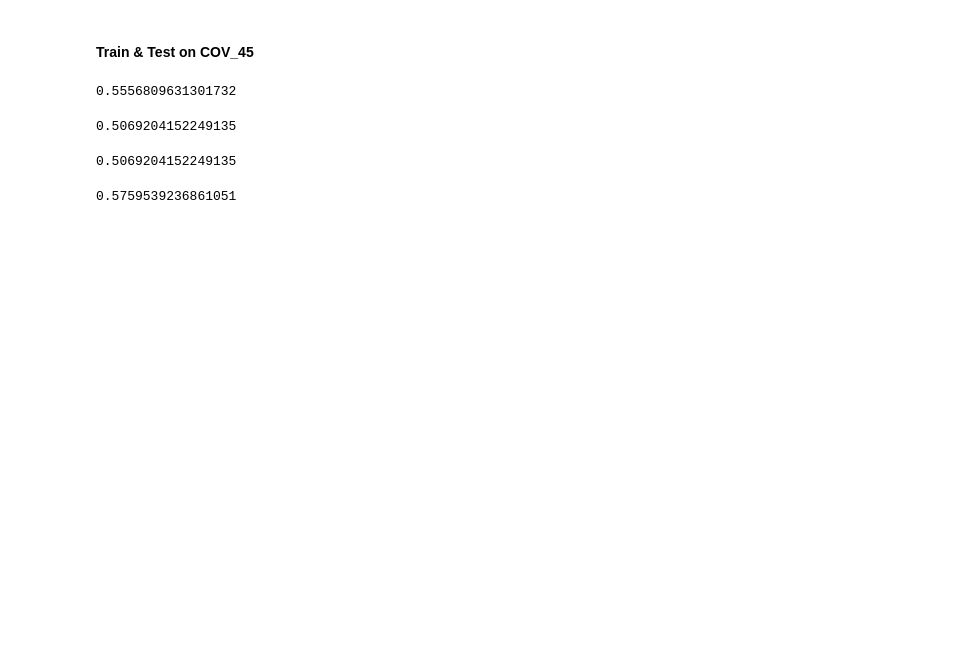
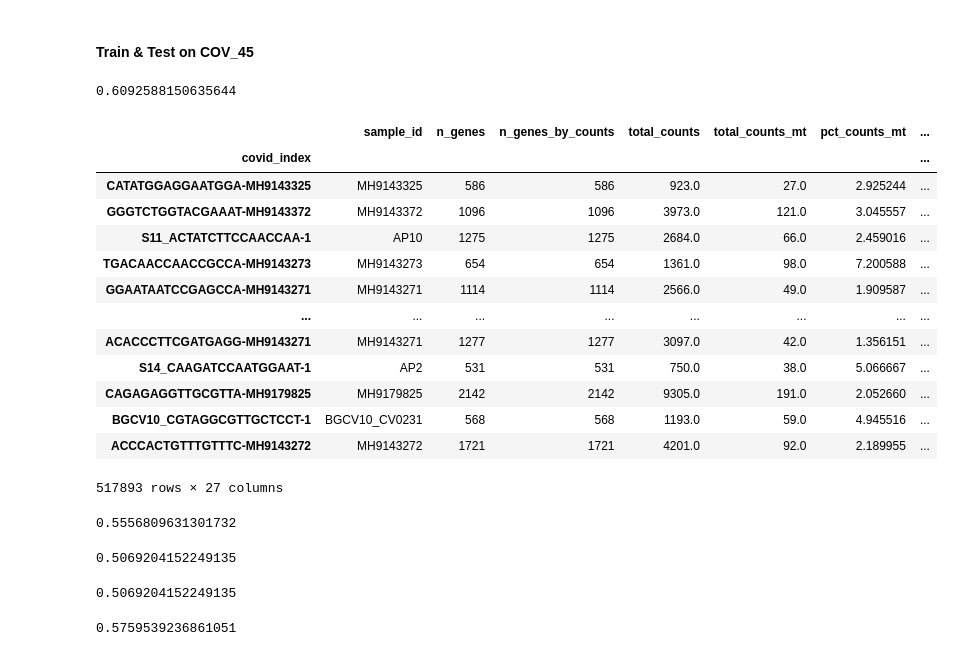
Before and after one commit to joadams1/adams_celltypist, a Jupyter notebook: celltypist/Benchmarking Models.ipynb, the cells around one changed output. Cells and saved outputs as stored; diff of their text form; code cells hidden in the pictures; blank space fills up the shorter version.

Commit message:
adding some comments & running models

```diff
--- a/celltypist/Benchmarking Models.ipynb
+++ b/celltypist/Benchmarking Models.ipynb
@@ -261,0 +294,5 @@ test_COV= ad.read('../../Data/test_COV.h5ad')
+# %%
+predictions_COV_0 = ct.annotate(test_COV, model = 'New Models/COV_PBMC Models/COV_model_0.pkl', majority_voting = True)
+#predictions_4.predicted_labels
+pred_adataCOV_0 = predictions_COV_0.to_adata()
+pred_adataCOV_0.write_h5ad('../../predictions/pred_COV_model0.h5ad')
@@ -399,8 +458,27 @@ np.median(f1_score(pred_adata98_4.obs["Harmonised_detailed_type"], pred_adata98_
 # %% [markdown]
 #### Train & Test on COV_45
 # %%
-#og celltypist model -
-np.median(f1_score(pred_adataCOV_0.obs["full_clustering"], pred_adatact.obs["predicted_labels"], average=None))
+#og celltypist model - 0.609
+np.median(f1_score(pred_adataCOV_0.obs["full_clustering"], pred_adataCOV_0.obs["predicted_labels"], average=None))
+# %% [output]
+0.6092588150635644
+# %%
+pred_adataCOV_0.obs
+# %% [output]
+|  | sample_id | n_genes | n_genes_by_counts | total_counts | total_counts_mt | pct_counts_mt | ... |
+| covid_index |  |  |  |  |  |  | ... |
+| CATATGGAGGAATGGA-MH9143325 | MH9143325 | 586 | 586 | 923.0 | 27.0 | 2.925244 | ... |
+| GGGTCTGGTACGAAAT-MH9143372 | MH9143372 | 1096 | 1096 | 3973.0 | 121.0 | 3.045557 | ... |
+| S11_ACTATCTTCCAACCAA-1 | AP10 | 1275 | 1275 | 2684.0 | 66.0 | 2.459016 | ... |
+| TGACAACCAACCGCCA-MH9143273 | MH9143273 | 654 | 654 | 1361.0 | 98.0 | 7.200588 | ... |
+| GGAATAATCCGAGCCA-MH9143271 | MH9143271 | 1114 | 1114 | 2566.0 | 49.0 | 1.909587 | ... |
+| ... | ... | ... | ... | ... | ... | ... | ... |
+| ACACCCTTCGATGAGG-MH9143271 | MH9143271 | 1277 | 1277 | 3097.0 | 42.0 | 1.356151 | ... |
+| S14_CAAGATCCAATGGAAT-1 | AP2 | 531 | 531 | 750.0 | 38.0 | 5.066667 | ... |
+| CAGAGAGGTTGCGTTA-MH9179825 | MH9179825 | 2142 | 2142 | 9305.0 | 191.0 | 2.052660 | ... |
+| BGCV10_CGTAGGCGTTGCTCCT-1 | BGCV10_CV0231 | 568 | 568 | 1193.0 | 59.0 | 4.945516 | ... |
+| ACCCACTGTTTGTTTC-MH9143272 | MH9143272 | 1721 | 1721 | 4201.0 | 92.0 | 2.189955 | ... |
+517893 rows × 27 columns
 # %%
 #model 2  -
 np.median(f1_score(pred_adataCOV_2.obs["full_clustering"], pred_adataCOV_2.obs["predicted_labels"], average=None))
```
Also changed, not shown: parts of 7 cells of this notebook, 1 other file.
